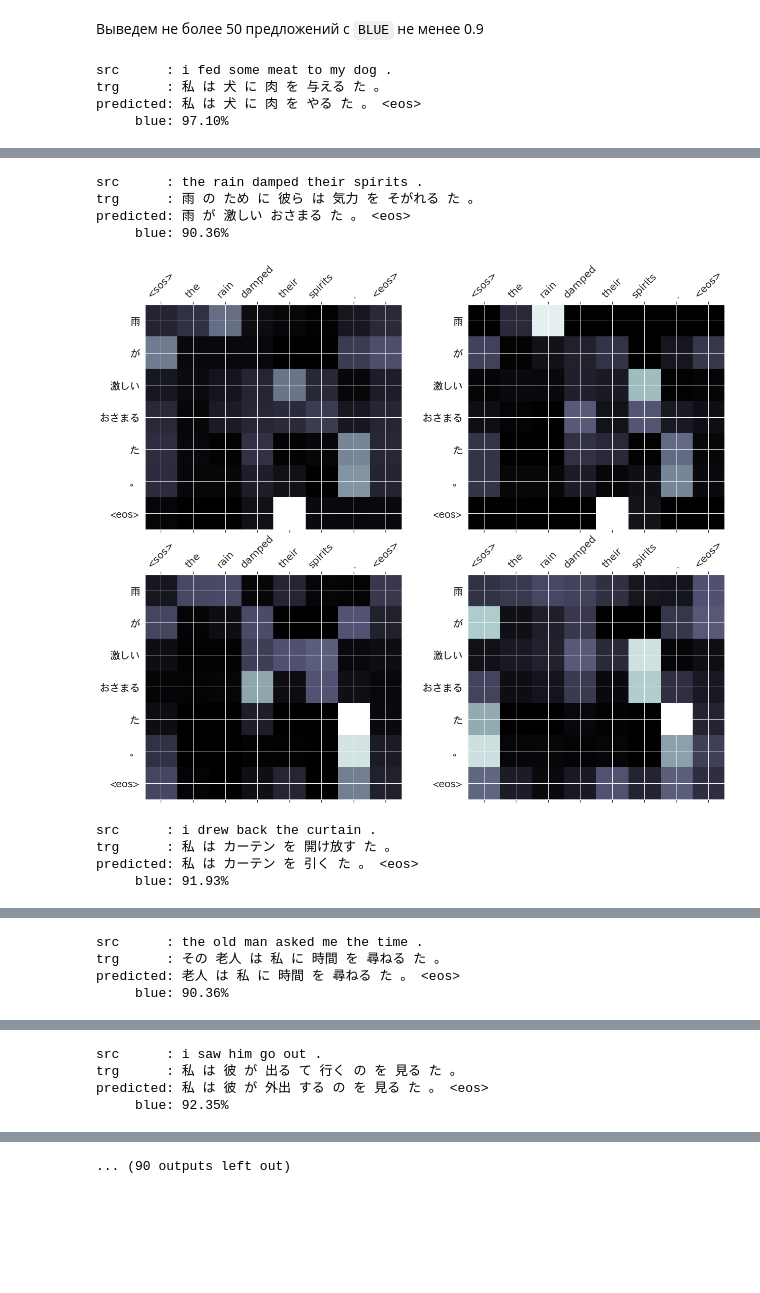
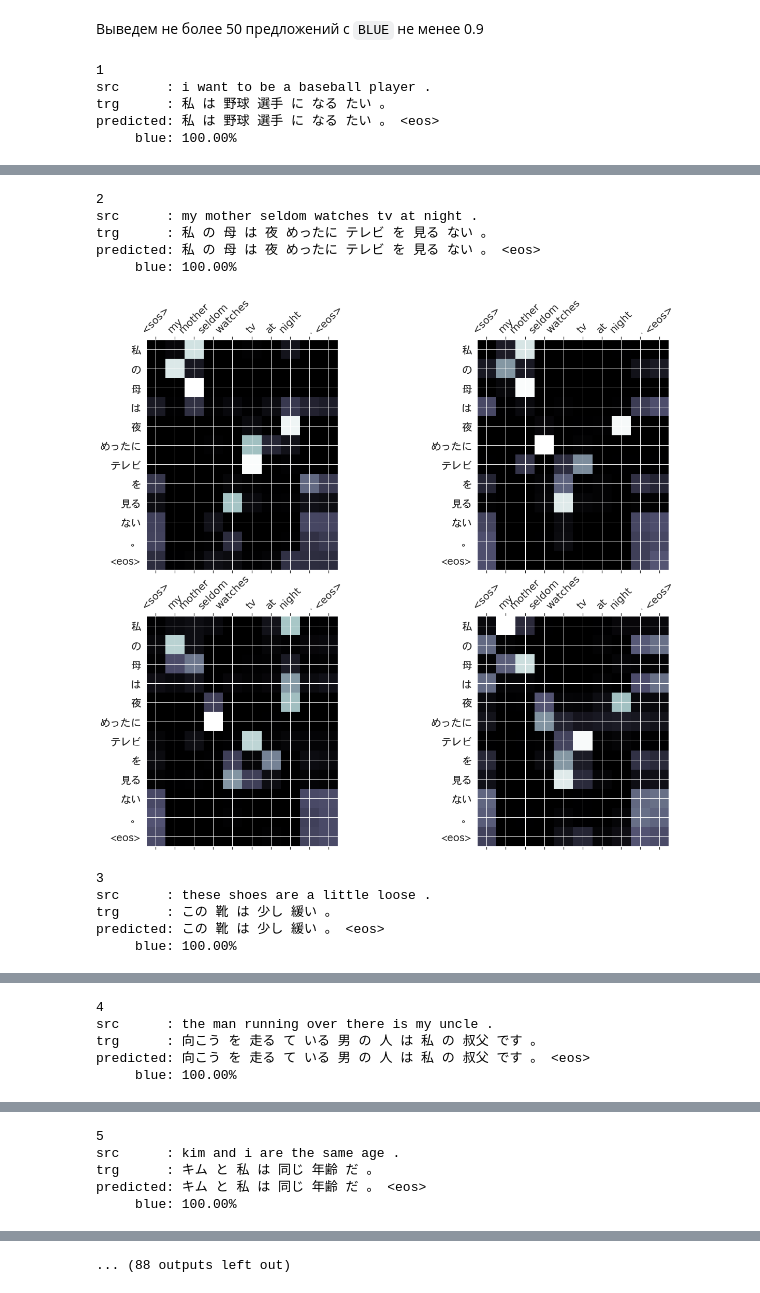
Before and after one commit to schokoro/AttentionNMT, a Jupyter notebook: ir_jap_translate.ipynb, the cells around one changed output, grey strips where cells are left out. Saved outputs shown, nothing was run; the diff lists cells and outputs as text; code cells hidden in the pictures; blank space fills up the shorter version.

```diff
--- a/ir_jap_translate.ipynb
+++ b/ir_jap_translate.ipynb
@@ -97,7 +93,7 @@ B: 直ぐに{すぐに} 戻る{戻ります}
 Для токенизации английского языка будем использовать spacy, для японского - токенизатор janome. Для англо-японского перевода будет лучше, если японский текст мы развернём задом наперёд. Просто поверьте. Или можете проверить. Соответственно, при переводе нам будет необходимо развернуть переведённый текст обратно.
 # %%
 reverse_src = False
-reverse_trg = True
+reverse_trg = False
 # %%
 nlp = spacy.load("en_core_web_sm")
 jt = JTokenizer()
@@ -130,7 +126,7 @@ def trg_tokenize(text: str, reverse=reverse_trg) -> List[str]:
     Токенизирует японский текст, возвращает список токенов в обратном порядке
 
     """
-    tokens = [token.base_form for token in jt.tokenize(text)][: : -1]
+    tokens = [token.base_form for token in jt.tokenize(text)]
     if reverse:
         tokens.reverse()
     return tokens
@@ -231,7 +227,7 @@ TRG = Field(
 %%time
 trn_data_fields = [("src", SRC), ("trg", TRG)]
 
-dataset = torchtext.data.TabularDataset(
+dataset = TabularDataset(
     path='en_jap_corpus.csv',
     format='csv',
     skip_header=True,
@@ -527,7 +535,7 @@ predicted: 私 は イギリス へ 行く た こと が ない 。 <eos>
 idxs = list(range(len(test_data)))
 random.shuffle(idxs)
 
-count = 0
+count = 1
 
 for example_idx in idxs:
     example_idx = random.randint(0, 1219)
@@ -551,6 +559,8 @@ for example_idx in idxs:
         trg.reverse()
         translation.reverse()
 
+    print(count)
+
     print(f'src      : {" ".join(src)}')
     print(f'trg      : {" ".join(trg)}')
     print(f'predicted: {" ".join(translation)}')
@@ -561,7 +571,8 @@ for example_idx in idxs:
     if count > 50:
         break
 # %% [output]
-src      : i fed some meat to my dog .
-trg      : 私 は 犬 に 肉 を 与える た 。
-predicted: 私 は 犬 に 肉 を やる た 。 <eos>
-     blue: 97.10%
+1
+src      : i want to be a baseball player .
+trg      : 私 は 野球 選手 に なる たい 。
+predicted: 私 は 野球 選手 に なる たい 。 <eos>
+     blue: 100.00%
@@ -569,9 +580,11 @@ predicted: 私 は 犬 に 肉 を やる た 。 <eos>
-src      : the rain damped their spirits .
-trg      : 雨 の ため に 彼ら は 気力 を そがれる た 。
-predicted: 雨 が 激しい おさまる た 。 <eos>
-     blue: 90.36%
+2
+src      : my mother seldom watches tv at night .
+trg      : 私 の 母 は 夜 めったに テレビ を 見る ない 。
+predicted: 私 の 母 は 夜 めったに テレビ を 見る ない 。 <eos>
+     blue: 100.00%
-[figure, old version]
+[figure, new version]
-src      : i drew back the curtain .
-trg      : 私 は カーテン を 開け放す た 。
-predicted: 私 は カーテン を 引く た 。 <eos>
-     blue: 91.93%
+3
+src      : these shoes are a little loose .
+trg      : この 靴 は 少し 緩い 。
+predicted: この 靴 は 少し 緩い 。 <eos>
+     blue: 100.00%
@@ -579,4 +592,5 @@ predicted: 私 は カーテン を 引く た 。 <eos>
-src      : the old man asked me the time .
-trg      : その 老人 は 私 に 時間 を 尋ねる た 。
-predicted: 老人 は 私 に 時間 を 尋ねる た 。 <eos>
-     blue: 90.36%
+4
+src      : the man running over there is my uncle .
+trg      : 向こう を 走る て いる 男 の 人 は 私 の 叔父 です 。
+predicted: 向こう を 走る て いる 男 の 人 は 私 の 叔父 です 。 <eos>
+     blue: 100.00%
@@ -584,4 +598,5 @@ predicted: 老人 は 私 に 時間 を 尋ねる た 。 <eos>
-src      : i saw him go out .
-trg      : 私 は 彼 が 出る て 行く の を 見る た 。
-predicted: 私 は 彼 が 外出 する の を 見る た 。 <eos>
-     blue: 92.35%
+5
+src      : kim and i are the same age .
+trg      : キム と 私 は 同じ 年齢 だ 。
+predicted: キム と 私 は 同じ 年齢 だ 。 <eos>
+     blue: 100.00%
@@ -594 +610 @@ predicted: 彼女 は そこ に 何 年 も 住む で いる た 。 <eos>
-... (90 outputs left out)
+... (88 outputs left out)
```
Also changed, not shown: parts of 36 cells of this notebook.
